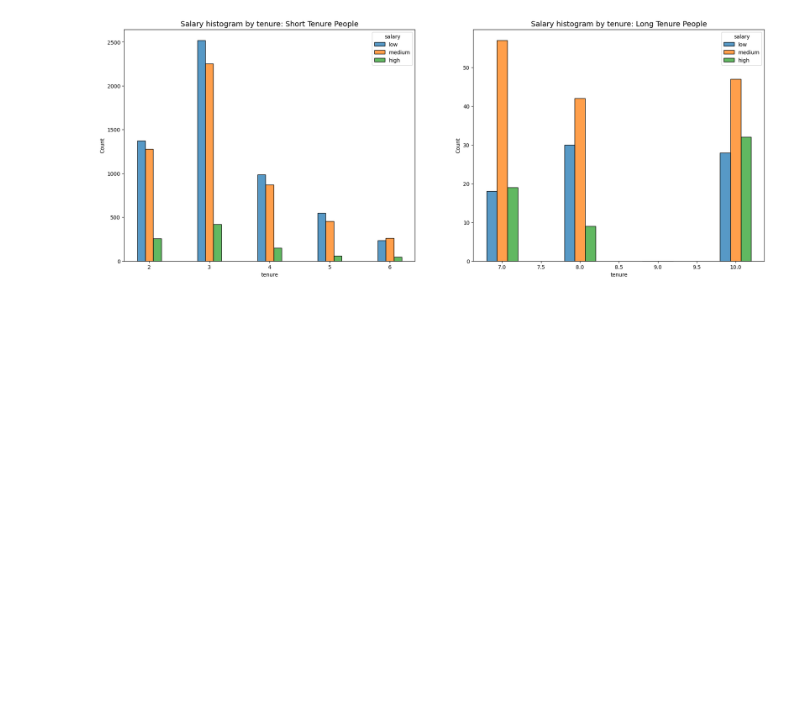
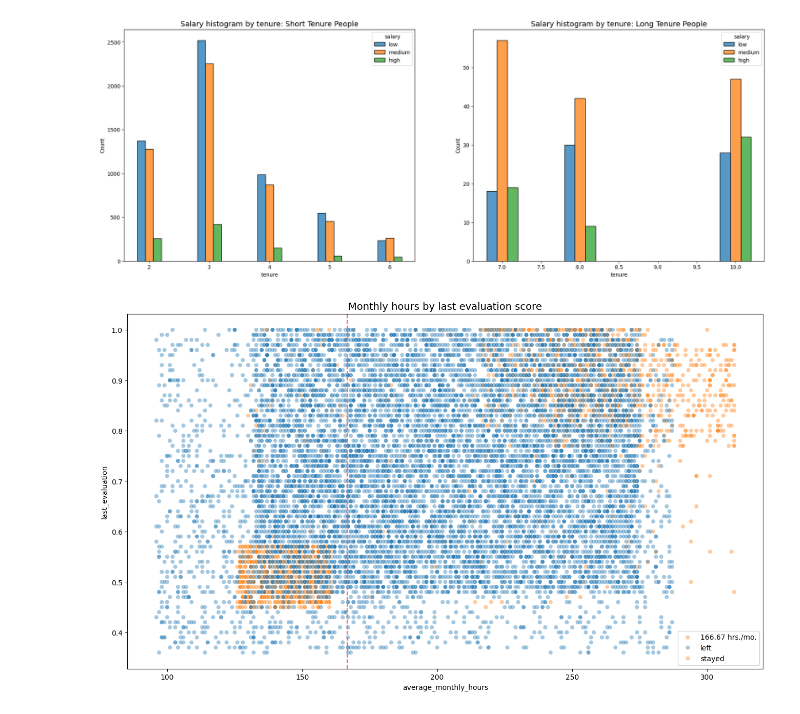
Before and after one commit to rahulkhanna5/saili-motors-ml-mode, a Jupyter notebook: sali motors.ipynb, the cells around one changed output. Drawn from its saved outputs; the diff is of its cells as text; code cells hidden in the pictures; blank space fills up the shorter version.

```diff
--- a/sali motors.ipynb
+++ b/sali motors.ipynb
@@ -252,3 +252,22 @@ ax[1].set_title('Salary histogram by tenure: Long Tenure People', fontsize='14')
 plt.show()
 # %% [output]
 [figure]
+# %%
+# Create a plot as needed
+### YOUR CODE HERE ###
+
+# Create scatterplot of `average_monthly_hours` versus `last_evaluation`
+plt.figure(figsize=(16, 9))
+sns.scatterplot(data=df1, x='average_monthly_hours', y='last_evaluation', hue='left', alpha=0.4)
+
+# Add a vertical line for the average monthly hours
+plt.axvline(x=166.67, color='#ff6361', label='166.67 hrs./mo.', ls='--')
+
+# Add legend and title
+plt.legend(labels=['166.67 hrs./mo.', 'left', 'stayed'])
+plt.title('Monthly hours by last evaluation score', fontsize=14)
+
+# Show the plot
+plt.show()
+# %% [output]
+[figure, added]
```
Also changed, not shown: parts of 4 cells of this notebook.
